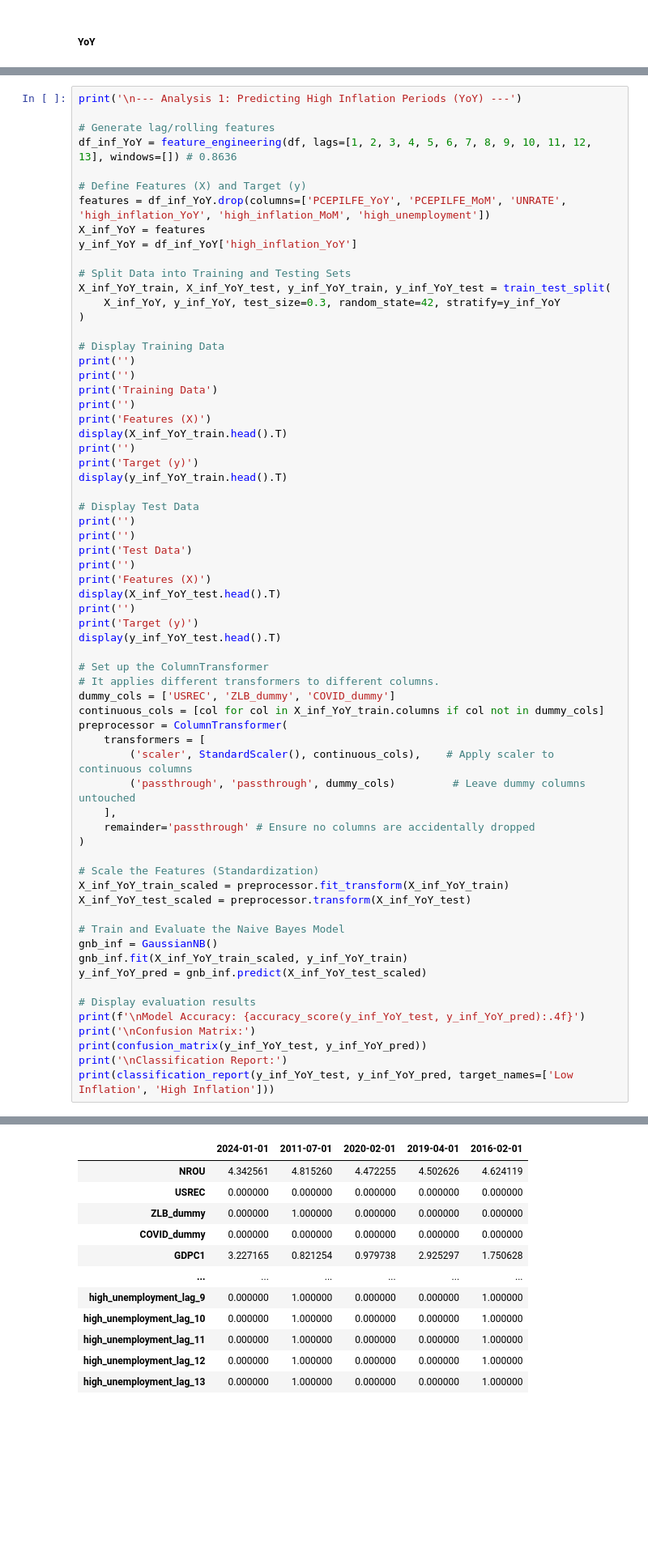
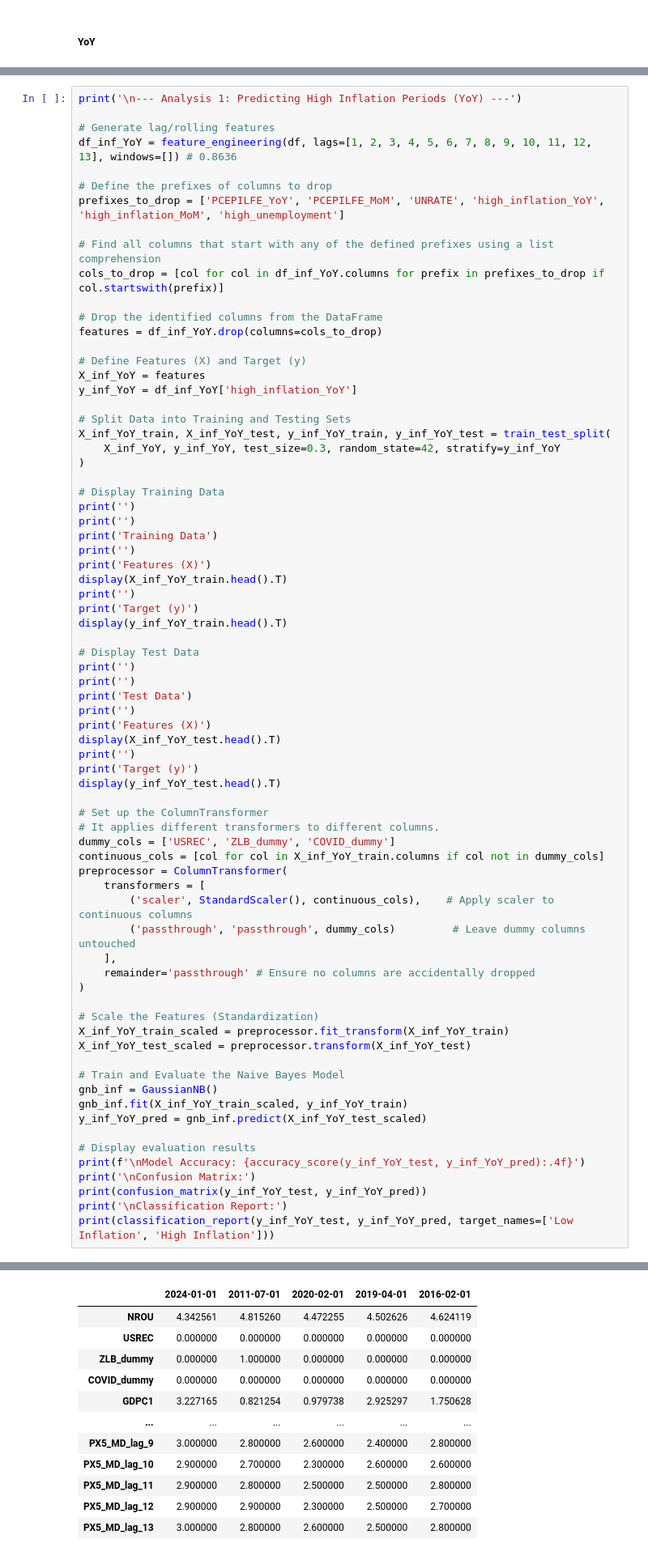
Before and after one commit to taso5789/ds-project-portfolio, a Jupyter notebook: code/4_Naive_Bayes.ipynb, the cells around one changed output, grey strips where cells are left out. Shown at 81% size. Saved outputs shown, nothing was run; the diff lists cells and outputs as text; blank space fills up the shorter version.

```diff
--- a/code/4_Naive_Bayes.ipynb
+++ b/code/4_Naive_Bayes.ipynb
@@ -143,8 +143,16 @@ print('\n--- Analysis 1: Predicting High Inflation Periods (YoY) ---')
 # Generate lag/rolling features
 df_inf_YoY = feature_engineering(df, lags=[1, 2, 3, 4, 5, 6, 7, 8, 9, 10, 11, 12, 13], windows=[]) # 0.8636
 
+# Define the prefixes of columns to drop
+prefixes_to_drop = ['PCEPILFE_YoY', 'PCEPILFE_MoM', 'UNRATE', 'high_inflation_YoY', 'high_inflation_MoM', 'high_unemployment']
+
+# Find all columns that start with any of the defined prefixes using a list comprehension
+cols_to_drop = [col for col in df_inf_YoY.columns for prefix in prefixes_to_drop if col.startswith(prefix)]
+
+# Drop the identified columns from the DataFrame
+features = df_inf_YoY.drop(columns=cols_to_drop)
+
 # Define Features (X) and Target (y)
-features = df_inf_YoY.drop(columns=['PCEPILFE_YoY', 'PCEPILFE_MoM', 'UNRATE', 'high_inflation_YoY', 'high_inflation_MoM', 'high_unemployment'])
 X_inf_YoY = features
 y_inf_YoY = df_inf_YoY['high_inflation_YoY']
 
@@ -189,35 +197,35 @@ preprocessor = ColumnTransformer(
 
 # Scale the Features (Standardization)
 X_inf_YoY_train_scaled = preprocessor.fit_transform(X_inf_YoY_train)
 X_inf_YoY_test_scaled = preprocessor.transform(X_inf_YoY_test)
 
 # Train and Evaluate the Naive Bayes Model
 gnb_inf = GaussianNB()
 gnb_inf.fit(X_inf_YoY_train_scaled, y_inf_YoY_train)
 y_inf_YoY_pred = gnb_inf.predict(X_inf_YoY_test_scaled)
 
 # Display evaluation results
 print(f'\nModel Accuracy: {accuracy_score(y_inf_YoY_test, y_inf_YoY_pred):.4f}')
 print('\nConfusion Matrix:')
 print(confusion_matrix(y_inf_YoY_test, y_inf_YoY_pred))
 print('\nClassification Report:')
 print(classification_report(y_inf_YoY_test, y_inf_YoY_pred, target_names=['Low Inflation', 'High Inflation']))
 # %% [output]
 --- Analysis 1: Predicting High Inflation Periods (YoY) ---
 
 
 Training Data
 
 Features (X)
 |  | 2024-01-01 | 2011-07-01 | 2020-02-01 | 2019-04-01 | 2016-02-01 |
 | NROU | 4.342561 | 4.815260 | 4.472255 | 4.502626 | 4.624119 |
 | USREC | 0.000000 | 0.000000 | 0.000000 | 0.000000 | 0.000000 |
 | ZLB_dummy | 0.000000 | 1.000000 | 0.000000 | 0.000000 | 0.000000 |
 | COVID_dummy | 0.000000 | 0.000000 | 0.000000 | 0.000000 | 0.000000 |
 | GDPC1 | 3.227165 | 0.821254 | 0.979738 | 2.925297 | 1.750628 |
 | ... | ... | ... | ... | ... | ... |
-| high_unemployment_lag_9 | 0.000000 | 1.000000 | 0.000000 | 0.000000 | 1.000000 |
-| high_unemployment_lag_10 | 0.000000 | 1.000000 | 0.000000 | 0.000000 | 1.000000 |
-| high_unemployment_lag_11 | 0.000000 | 1.000000 | 0.000000 | 0.000000 | 1.000000 |
-| high_unemployment_lag_12 | 0.000000 | 1.000000 | 0.000000 | 0.000000 | 1.000000 |
-| high_unemployment_lag_13 | 0.000000 | 1.000000 | 0.000000 | 0.000000 | 1.000000 |
+| PX5_MD_lag_9 | 3.000000 | 2.800000 | 2.600000 | 2.400000 | 2.800000 |
+| PX5_MD_lag_10 | 2.900000 | 2.700000 | 2.300000 | 2.600000 | 2.600000 |
+| PX5_MD_lag_11 | 2.900000 | 2.800000 | 2.500000 | 2.500000 | 2.800000 |
+| PX5_MD_lag_12 | 2.900000 | 2.900000 | 2.300000 | 2.500000 | 2.700000 |
+| PX5_MD_lag_13 | 3.000000 | 2.800000 | 2.600000 | 2.500000 | 2.800000 |
```
Also changed, not shown: parts of 3 cells of this notebook, 42 other files.
